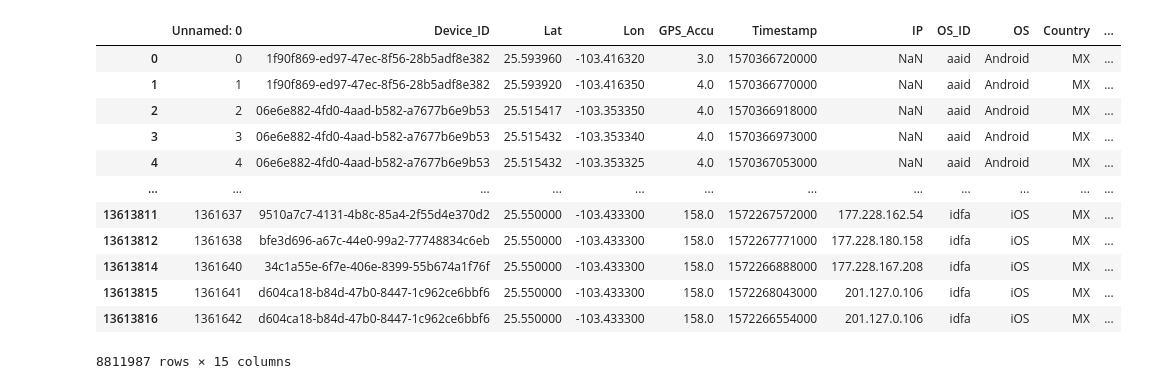
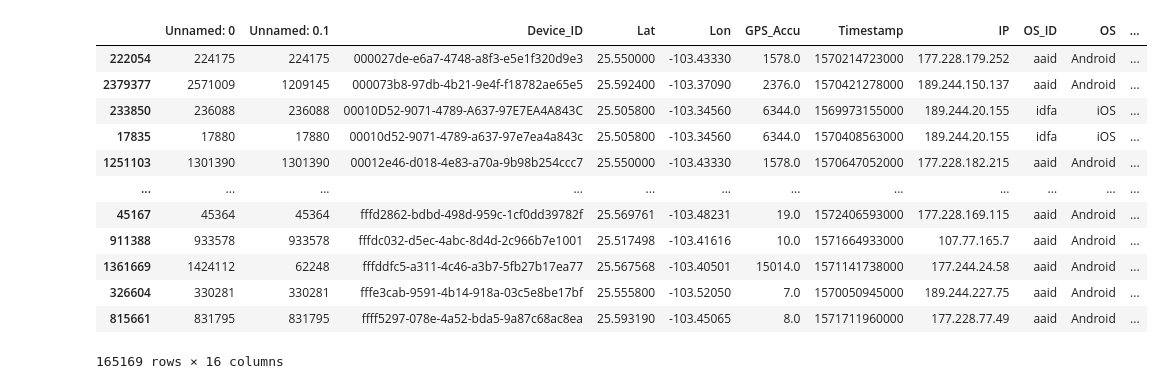
Before and after one commit to ZairaRosas/Quadrant, a Jupyter notebook: Quadrant_delete_identical.ipynb, the cells around one changed output. Drawn from its saved outputs; the diff is of its cells as text; code cells hidden in the pictures.

```diff
--- a/Quadrant_delete_identical.ipynb
+++ b/Quadrant_delete_identical.ipynb
@@ -20,2 +36,18 @@ file
+# %%
+file_drop.sort_values(by='Device_ID')
+# %% [output]
+|  | Unnamed: 0 | Unnamed: 0.1 | Device_ID | Lat | Lon | GPS_Accu | Timestamp | IP | OS_ID | OS | ... |
+| 222054 | 224175 | 224175 | 000027de-e6a7-4748-a8f3-e5e1f320d9e3 | 25.550000 | -103.43330 | 1578.0 | 1570214723000 | 177.228.179.252 | aaid | Android | ... |
+| 2379377 | 2571009 | 1209145 | 000073b8-97db-4b21-9e4f-f18782ae65e5 | 25.592400 | -103.37090 | 2376.0 | 1570421278000 | 189.244.150.137 | aaid | Android | ... |
+| 233850 | 236088 | 236088 | 00010D52-9071-4789-A637-97E7EA4A843C | 25.505800 | -103.34560 | 6344.0 | 1569973155000 | 189.244.20.155 | idfa | iOS | ... |
+| 17835 | 17880 | 17880 | 00010d52-9071-4789-a637-97e7ea4a843c | 25.505800 | -103.34560 | 6344.0 | 1570408563000 | 189.244.20.155 | idfa | iOS | ... |
+| 1251103 | 1301390 | 1301390 | 00012e46-d018-4e83-a70a-9b98b254ccc7 | 25.550000 | -103.43330 | 1578.0 | 1570647052000 | 177.228.182.215 | aaid | Android | ... |
+| ... | ... | ... | ... | ... | ... | ... | ... | ... | ... | ... | ... |
+| 45167 | 45364 | 45364 | fffd2862-bdbd-498d-959c-1cf0dd39782f | 25.569761 | -103.48231 | 19.0 | 1572406593000 | 177.228.169.115 | aaid | Android | ... |
+| 911388 | 933578 | 933578 | fffdc032-d5ec-4abc-8d4d-2c966b7e1001 | 25.517498 | -103.41616 | 10.0 | 1571664933000 | 107.77.165.7 | aaid | Android | ... |
+| 1361669 | 1424112 | 62248 | fffddfc5-a311-4c46-a3b7-5fb27b17ea77 | 25.567568 | -103.40501 | 15014.0 | 1571141738000 | 177.244.24.58 | aaid | Android | ... |
+| 326604 | 330281 | 330281 | fffe3cab-9591-4b14-918a-03c5e8be17bf | 25.555800 | -103.52050 | 7.0 | 1570050945000 | 189.244.227.75 | aaid | Android | ... |
+| 815661 | 831795 | 831795 | ffff5297-078e-4a52-bda5-9a87c68ac8ea | 25.593190 | -103.45065 | 8.0 | 1571711960000 | 177.228.77.49 | aaid | Android | ... |
+165169 rows × 16 columns
 # %%
 file_drop = file.drop_duplicates(subset=['Device_ID', 'Lat', 'Lon', 'Timestamp', 'OS'])
@@ -22,19 +55,3 @@ file_drop = file.drop_duplicates(subset=['Device_ID', 'Lat', 'Lon', 'Timestamp',
-# %%
-file_drop
-# %% [output]
-|  | Unnamed: 0 | Device_ID | Lat | Lon | GPS_Accu | Timestamp | IP | OS_ID | OS | Country | ... |
-| 0 | 0 | 1f90f869-ed97-47ec-8f56-28b5adf8e382 | 25.593960 | -103.416320 | 3.0 | 1570366720000 | NaN | aaid | Android | MX | ... |
-| 1 | 1 | 1f90f869-ed97-47ec-8f56-28b5adf8e382 | 25.593920 | -103.416350 | 4.0 | 1570366770000 | NaN | aaid | Android | MX | ... |
-| 2 | 2 | 06e6e882-4fd0-4aad-b582-a7677b6e9b53 | 25.515417 | -103.353350 | 4.0 | 1570366918000 | NaN | aaid | Android | MX | ... |
-| 3 | 3 | 06e6e882-4fd0-4aad-b582-a7677b6e9b53 | 25.515432 | -103.353340 | 4.0 | 1570366973000 | NaN | aaid | Android | MX | ... |
-| 4 | 4 | 06e6e882-4fd0-4aad-b582-a7677b6e9b53 | 25.515432 | -103.353325 | 4.0 | 1570367053000 | NaN | aaid | Android | MX | ... |
-| ... | ... | ... | ... | ... | ... | ... | ... | ... | ... | ... | ... |
-| 13613811 | 1361637 | 9510a7c7-4131-4b8c-85a4-2f55d4e370d2 | 25.550000 | -103.433300 | 158.0 | 1572267572000 | 177.228.162.54 | idfa | iOS | MX | ... |
-| 13613812 | 1361638 | bfe3d696-a67c-44e0-99a2-77748834c6eb | 25.550000 | -103.433300 | 158.0 | 1572267771000 | 177.228.180.158 | idfa | iOS | MX | ... |
-| 13613814 | 1361640 | 34c1a55e-6f7e-406e-8399-55b674a1f76f | 25.550000 | -103.433300 | 158.0 | 1572266888000 | 177.228.167.208 | idfa | iOS | MX | ... |
-| 13613815 | 1361641 | d604ca18-b84d-47b0-8447-1c962ce6bbf6 | 25.550000 | -103.433300 | 158.0 | 1572268043000 | 201.127.0.106 | idfa | iOS | MX | ... |
-| 13613816 | 1361642 | d604ca18-b84d-47b0-8447-1c962ce6bbf6 | 25.550000 | -103.433300 | 158.0 | 1572266554000 | 201.127.0.106 | idfa | iOS | MX | ... |
-8811987 rows × 15 columns
 # %%
 df01.to_csv(r'E:\Procesos\SHP\Quadrant_Torreon\Quadrant_Torreon_20191001.csv')
 df02 = file_drop[file_drop['Timestamp2'] == '2019-10-02']
```
Also changed, not shown: parts of 3 cells of this notebook, 1 other file.
